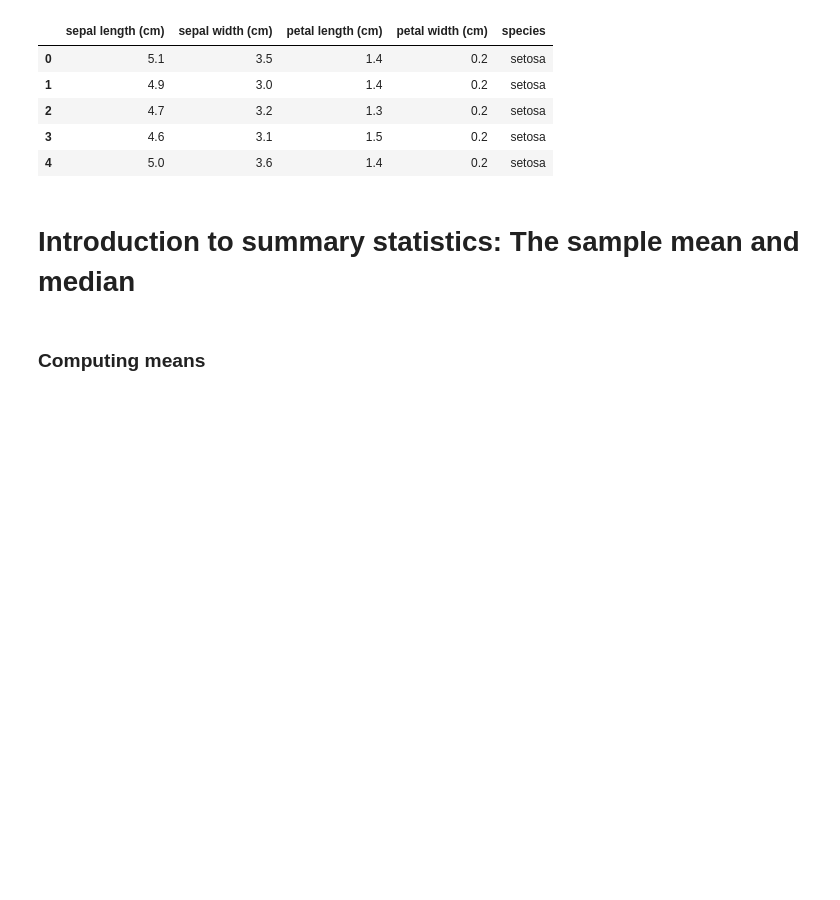
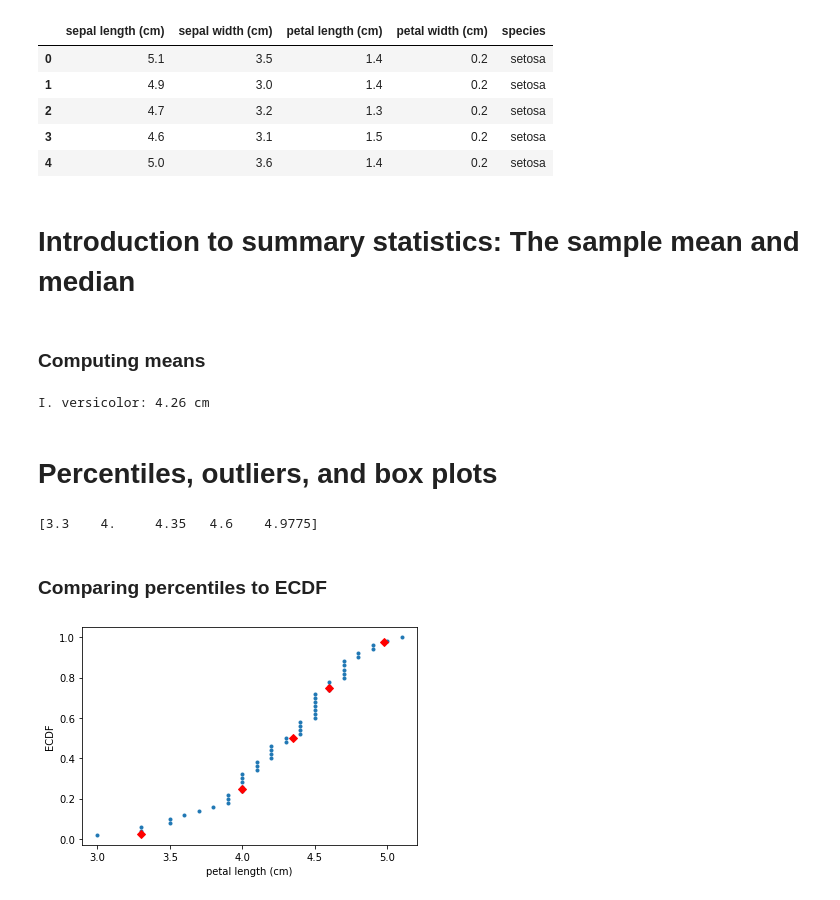
Before and after one commit to harrystaley/DataCamp, a Jupyter notebook: courses/Statistical Thinking in Python (Part 1)/2 Quantitative Exploratory Data Analysis.ipynb, the cells around one changed output. Cells and saved outputs as stored; diff of their text form; code cells hidden in the pictures; blank space fills up the shorter version.

```diff
--- a/courses/Statistical Thinking in Python (Part 1)/2 Quantitative Exploratory Data Analysis.ipynb
+++ b/courses/Statistical Thinking in Python (Part 1)/2 Quantitative Exploratory Data Analysis.ipynb
@@ -24,3 +24,63 @@ flowers.head() # Display the first five rows
 # Introduction to summary statistics: The sample mean and median
 # %% [markdown]
 ### Computing means
+# %%
+versicolor_petal_length = np.array(flowers[flowers.species == 'versicolor']['petal length (cm)'])
+versicolor_petal_width = np.array(flowers[flowers.species == 'versicolor']['petal width (cm)'])
+setosa_petal_length = np.array(flowers[flowers.species == 'setosa']['petal length (cm)'])
+virginica_petal_length = np.array(flowers[flowers.species == 'virginica']['petal length (cm)'])
+# %%
+# Compute the mean: mean_length_vers
+mean_length_vers = np.mean(versicolor_petal_length)
+
+# Print the result with some nice formatting
+print('I. versicolor:', mean_length_vers, 'cm')
+# %% [output]
+I. versicolor: 4.26 cm
+# %% [markdown]
+# Percentiles, outliers, and box plots
+# %%
+# Specify array of percentiles: percentiles
+percentiles = np.array([2.5, 25, 50, 75, 97.5])
+
+# Compute percentiles: ptiles_vers
+ptiles_vers = np.percentile(versicolor_petal_length, percentiles)
+
+# Print the result
+print(ptiles_vers)
+# %% [output]
+[3.3    4.     4.35   4.6    4.9775]
+# %% [markdown]
+### Comparing percentiles to ECDF
+# %%
+def ecdf(data):
+    """Compute ECDF for a one-dimensional array of measurements."""
+    # Number of data points: n
+    n = len(data)
+
+    # x-data for the ECDF: x
+    x = np.sort(data)
+
+    # y-data for the ECDF: y
+    y = np.arange(1, n+1) / n
+
+    return x, y
+
+# Compute ECDFs
+x_set, y_set = ecdf(setosa_petal_length)
+x_vers, y_vers = ecdf(versicolor_petal_length)
+x_virg, y_virg = ecdf(virginica_petal_length)
+# %%
+# Plot the ECDF
+_ = plt.plot(x_vers, y_vers, '.')
+_ = plt.xlabel('petal length (cm)')
+_ = plt.ylabel('ECDF')
+
+# Overlay percentiles as red diamonds.
+_ = plt.plot(ptiles_vers, percentiles/100, marker='D', color='red',
+         linestyle='none')
+
+# Show the plot
+plt.show()
+# %% [output]
+[figure, added]
```
Also changed, not shown: parts of 13 cells of this notebook, 1 other file.
